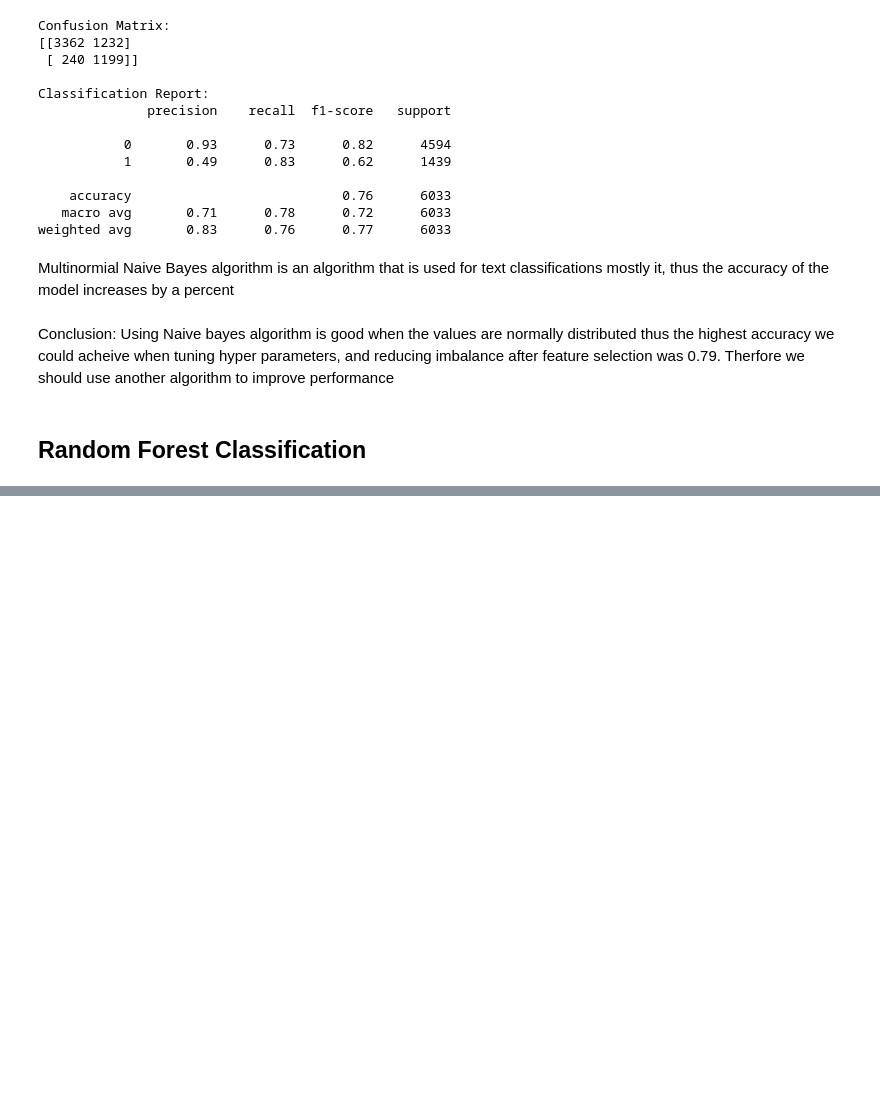
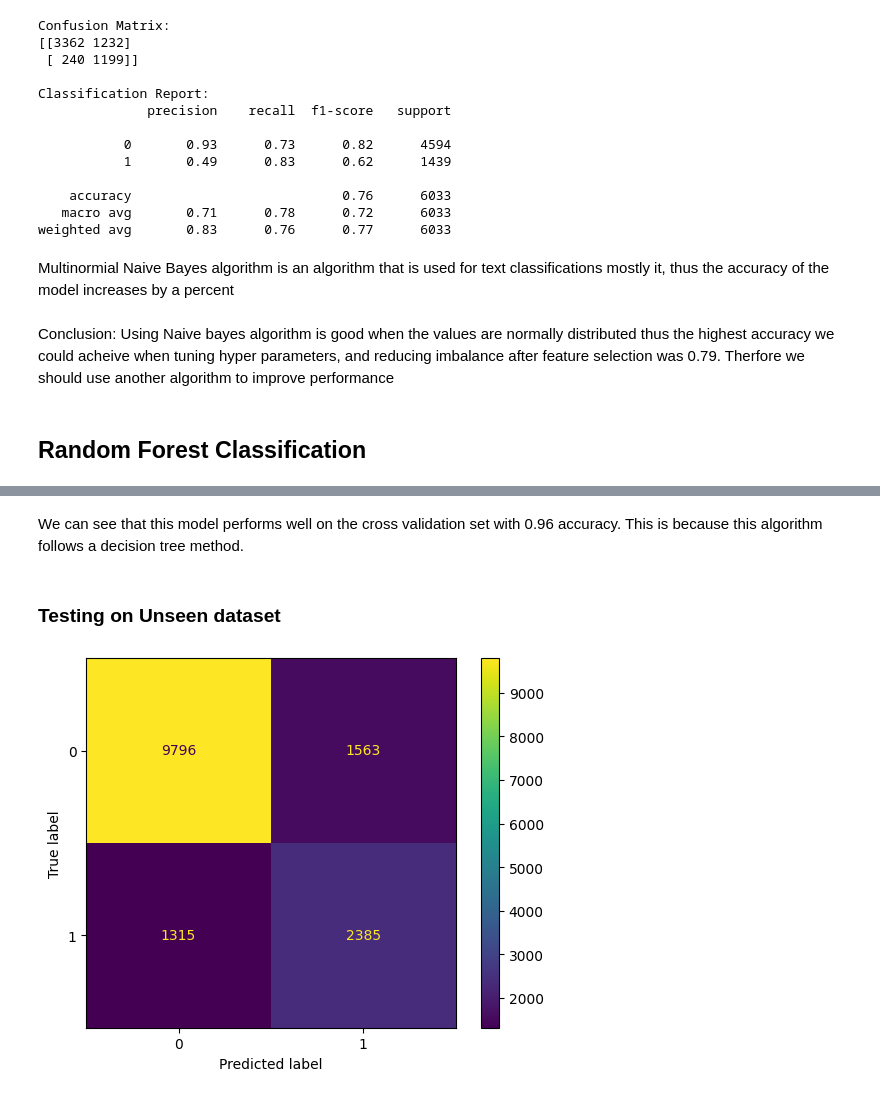
Before and after one commit to hammaadrizwan/Income-Classifier-using-Ensemble-algorithm, a Jupyter notebook: Notebook.ipynb, the cells around one changed output, grey strips where cells are left out. Drawn from its saved outputs; the diff is of its cells as text; code cells hidden in the pictures; blank space fills up the shorter version.

Commit message:
Random forst done with conclusion

```diff
--- a/Notebook.ipynb
+++ b/Notebook.ipynb
@@ -891,0 +917,16 @@ Using Naive bayes algorithm is good when the values are normally distributed thu
+# %%
+numerical_transformer = MinMaxScaler()
+categorical_transformer = OneHotEncoder(handle_unknown='ignore', sparse=False)
+
+preprocessor = ColumnTransformer(
+    transformers=[
+        ('num', numerical_transformer, numerical_columns),
+        ('cat', categorical_transformer, category_columns)
+    ])
+
+rf = RandomForestClassifier()
+
+classifier_pipeline = Pipeline(steps=[('preprocessor', preprocessor),
+                                      ('classifier', rf)])
+
+classifier_pipeline.fit(X_train_resampled, y_train_resampled)
@@ -891,0 +961,15 @@ Using Naive bayes algorithm is good when the values are normally distributed thu
+# %% [markdown]
+We can see that this model performs well on the cross validation set with 0.96 accuracy. This is because this algorithm follows a decision tree method.
+# %% [markdown]
+<h3>Testing on Unseen dataset</h3>
+# %%
+adult_test = pd.read_csv('Data/adult_test.csv')
+X_test = adult_test.drop('income_higher_than_50k', axis=1)
+y_test = adult_test['income_higher_than_50k']
+predictions = classifier_pipeline.predict(X_test)
+
+cm = confusion_matrix(y_test, predictions)
+
+ConfusionMatrixDisplay(confusion_matrix=cm).plot();
+# %% [output]
+[figure, added]
```
Also changed, not shown: parts of 25 cells of this notebook.
